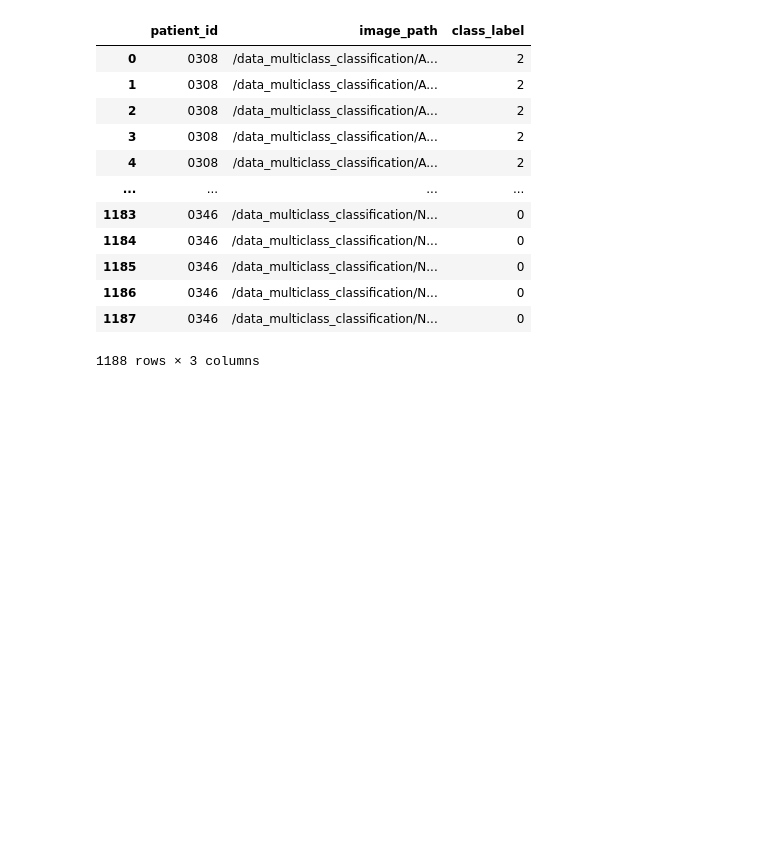
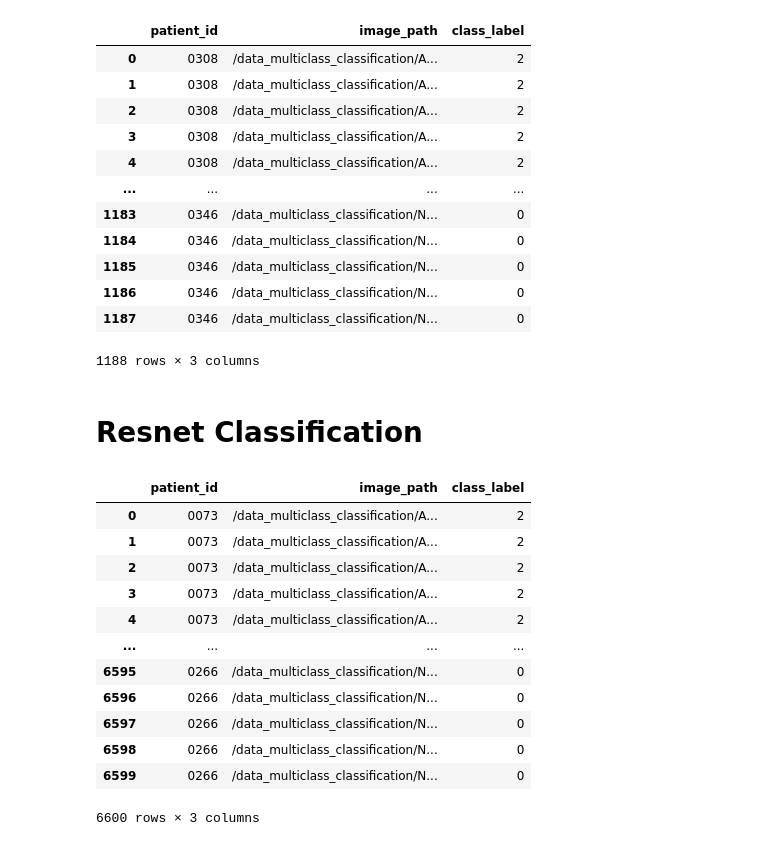
Before and after one commit to aatyanth/Alzheimers-Detection, a Jupyter notebook: data_exploration.ipynb, the cells around one changed output. Drawn from its saved outputs; the diff is of its cells as text; code cells hidden in the pictures; blank space fills up the shorter version.

```diff
--- a/data_exploration.ipynb
+++ b/data_exploration.ipynb
@@ -201,3 +201,5 @@ df
 | 1186 | 0346 | /data_multiclass_classification/N... | 0 |
 | 1187 | 0346 | /data_multiclass_classification/N... | 0 |
 1188 rows × 3 columns
+# %% [markdown]
+# Resnet Classification
@@ -203,0 +276,18 @@ df
+# %%
+df = pd.DataFrame([patient_ids, image_paths, class_labels]).transpose()
+df.columns = ['patient_id', 'image_path', 'class_label']
+df
+# %% [output]
+|  | patient_id | image_path | class_label |
+| 0 | 0073 | /data_multiclass_classification/A... | 2 |
+| 1 | 0073 | /data_multiclass_classification/A... | 2 |
+| 2 | 0073 | /data_multiclass_classification/A... | 2 |
+| 3 | 0073 | /data_multiclass_classification/A... | 2 |
+| 4 | 0073 | /data_multiclass_classification/A... | 2 |
+| ... | ... | ... | ... |
+| 6595 | 0266 | /data_multiclass_classification/N... | 0 |
+| 6596 | 0266 | /data_multiclass_classification/N... | 0 |
+| 6597 | 0266 | /data_multiclass_classification/N... | 0 |
+| 6598 | 0266 | /data_multiclass_classification/N... | 0 |
+| 6599 | 0266 | /data_multiclass_classification/N... | 0 |
+6600 rows × 3 columns
```
Also changed, not shown: parts of 8 cells of this notebook, 1 other file.
